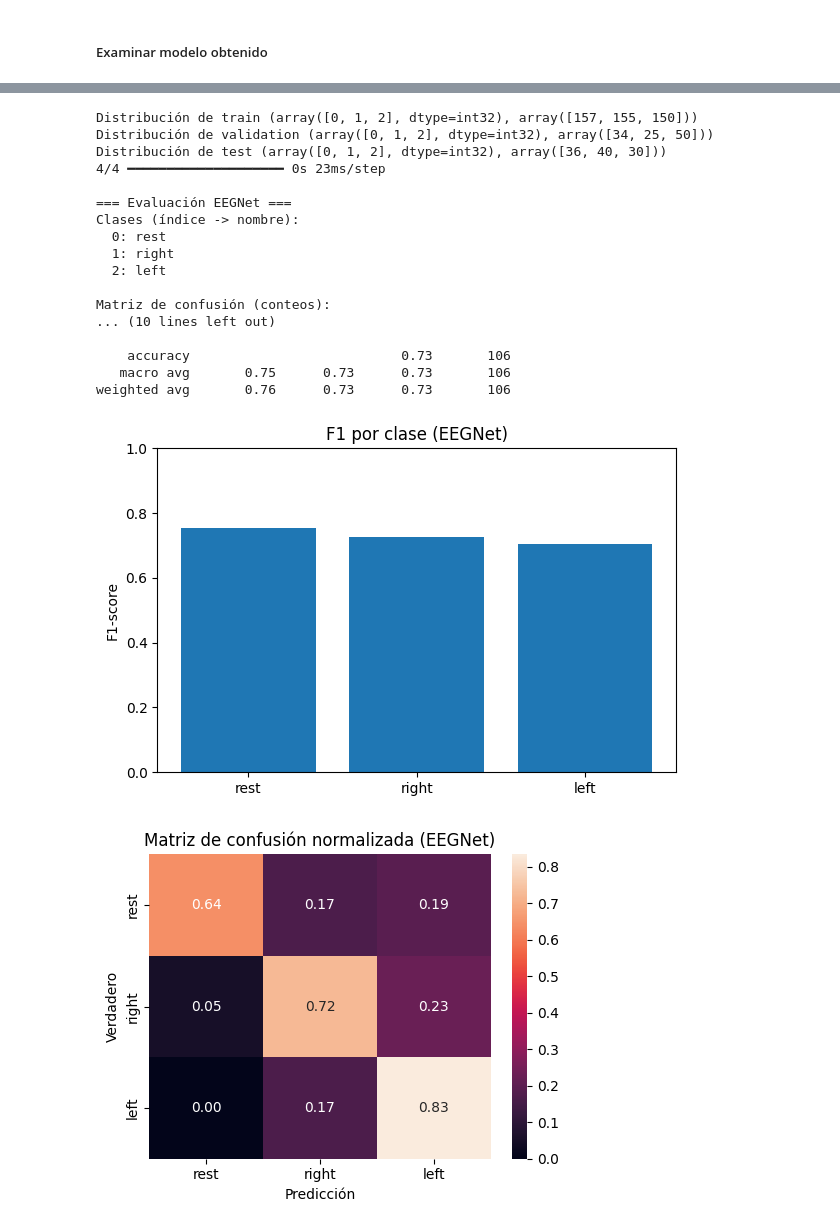
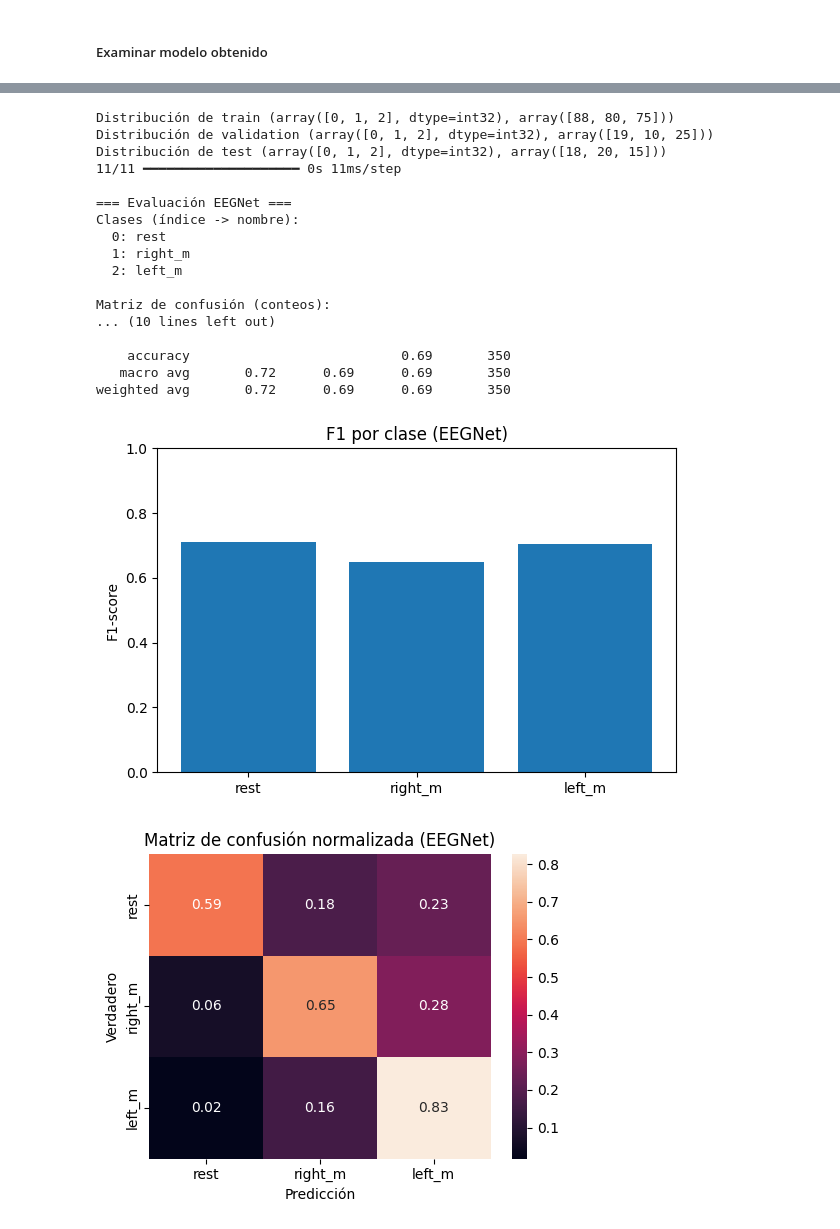
Before and after one commit to Alskat/Movement_clasify, a Jupyter notebook: notebooks/entrenamiento_DL_v2.ipynb, the cells around one changed output, grey strips where cells are left out. Cells and saved outputs as stored; diff of their text form; code cells hidden in the pictures.

Commit message:
Ajustando la clasificaci´ón por dos modelos

```diff
--- a/notebooks/entrenamiento_DL_v2.ipynb
+++ b/notebooks/entrenamiento_DL_v2.ipynb
@@ -114,7 +114,7 @@ En el caso de este dataset, la distribución de clases quedaría de la siguiente
 """
 
 #Probamos nuestro nuevo objeto
-pick = 4
+pick = 6
 obj = dl.Selection(pick=pick, Debug=False)
 # %% [markdown]
 ### 3) Una vez creado el objeto, se puede establecer una ruta al dataset para ejecutar y a su vez se pueden elegir los canales que se quieren usar para el entrenamiento con el atributo "pick_ch"
@@ -184,6 +184,6 @@ modelo, history, mean, std, keras_split, info = dl.eeg_train(
     data_model, test_size=0.15, val_size=0.15,
     mode="subject",
     epochs=60,
-    debug=True
+    debug=False
 )
 # %% [output]
@@ -284,25 +255,25 @@ modelo_ft, histor_ft, mean_ft, std_ft, keras_split_ft = dl.eeg_fine(modelo, data
 # %%
 print("Distribución de train", np.unique(keras_split_ft.y.train, return_counts=True))
 print("Distribución de validation", np.unique(keras_split_ft.y.val, return_counts=True))
 print("Distribución de test", np.unique(keras_split_ft.y.test, return_counts=True))
-dl.evaluate(modelo_ft, keras_split_ft, obj.label_map)
+dl.evaluate(modelo_ft, keras_split_ft, obj.label_map, all_data=True)
 # %% [output]
-Distribución de train (array([0, 1, 2], dtype=int32), array([157, 155, 150]))
-Distribución de validation (array([0, 1, 2], dtype=int32), array([34, 25, 50]))
-Distribución de test (array([0, 1, 2], dtype=int32), array([36, 40, 30]))
-4/4 ━━━━━━━━━━━━━━━━━━━━ 0s 23ms/step
+Distribución de train (array([0, 1, 2], dtype=int32), array([88, 80, 75]))
+Distribución de validation (array([0, 1, 2], dtype=int32), array([19, 10, 25]))
+Distribución de test (array([0, 1, 2], dtype=int32), array([18, 20, 15]))
+11/11 ━━━━━━━━━━━━━━━━━━━━ 0s 11ms/step
 
 === Evaluación EEGNet ===
 Clases (índice -> nombre):
   0: rest
-  1: right
-  2: left
+  1: right_m
+  2: left_m
 
 Matriz de confusión (conteos):
 ... (10 lines left out)
 
-    accuracy                           0.73       106
-   macro avg       0.75      0.73      0.73       106
-weighted avg       0.76      0.73      0.73       106
+    accuracy                           0.69       350
+   macro avg       0.72      0.69      0.69       350
+weighted avg       0.72      0.69      0.69       350
-[figure, old version]
+[figure, new version]
-[figure, old version]
+[figure, new version]
```
Also changed, not shown: parts of 10 cells of this notebook, 5 other files.
